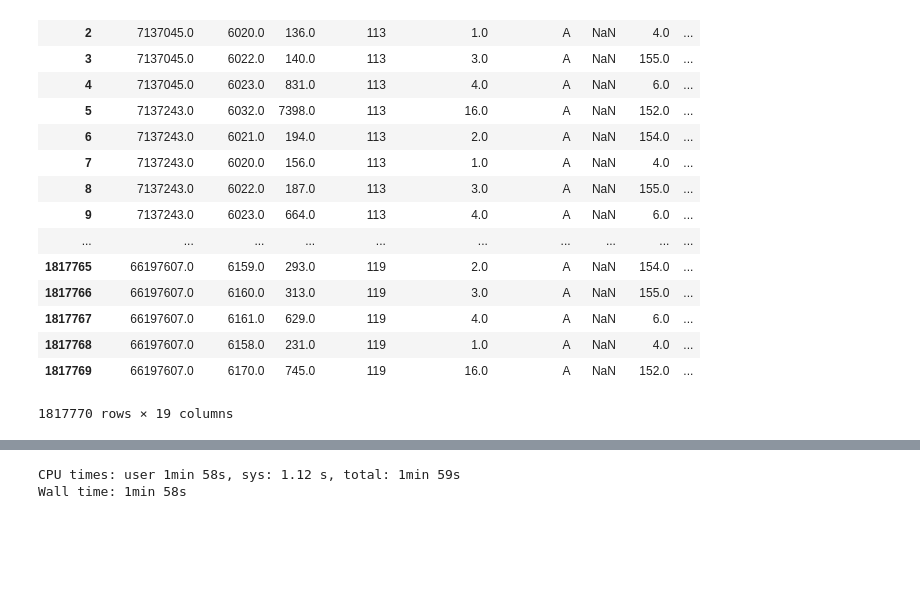
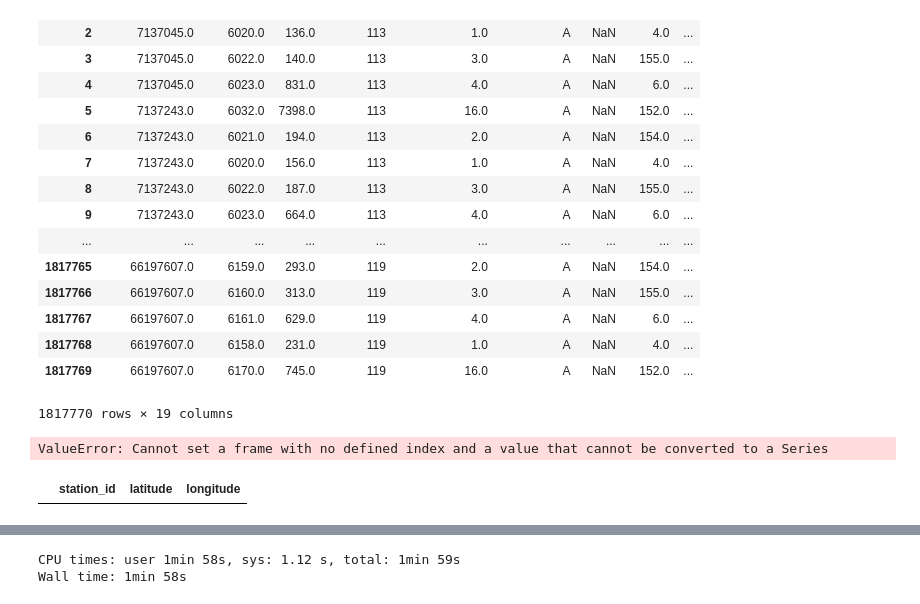
Before and after one commit to NdSv94/MinMax94, a Jupyter notebook: src/experiment.ipynb, the cells around one changed output, grey strips where cells are left out. Drawn from its saved outputs; the diff is of its cells as text; code cells hidden in the pictures; blank space fills up the shorter version.

```diff
--- a/src/experiment.ipynb
+++ b/src/experiment.ipynb
@@ -85,0 +124,20 @@ def solar_angles(lat, lon, date_time):
+# %%
+patterns_with_angles = AddSolarAngles(patterns_interpolated)
+# %% [output]
+ValueError: Cannot set a frame with no defined index and a value that cannot be converted to a Series
+# %%
+station_def = pd.read_csv("/home/ndsviriden/mm94/data_csv/station_def.csv", encoding='cp1251', na_values=r'\N',
+                                  usecols=['station_id', 'latitude', 'longitude'])
+station_def = station_def.dropna()
+# %%
+def verify_geoloc(geoloc):
+    verify = True
+    pattern = "^([0-9]|([0-9][0-9])) ([0-9]|([0-9][0-9])) ([0-9]|([0-9][0-9]))$"
+    if (not re.match(pattern, geoloc)) or geoloc == '0 0 0':
+        verify = False
+    return verify
+
+station_def = station_def[station_def['latitude'].apply(verify_geoloc)]
+station_def = station_def[station_def['longitude'].apply(verify_geoloc)]
+# %% [output]
+|  | station_id | latitude | longitude |
```
Also changed, not shown: parts of 9 cells of this notebook, 1 other file.
